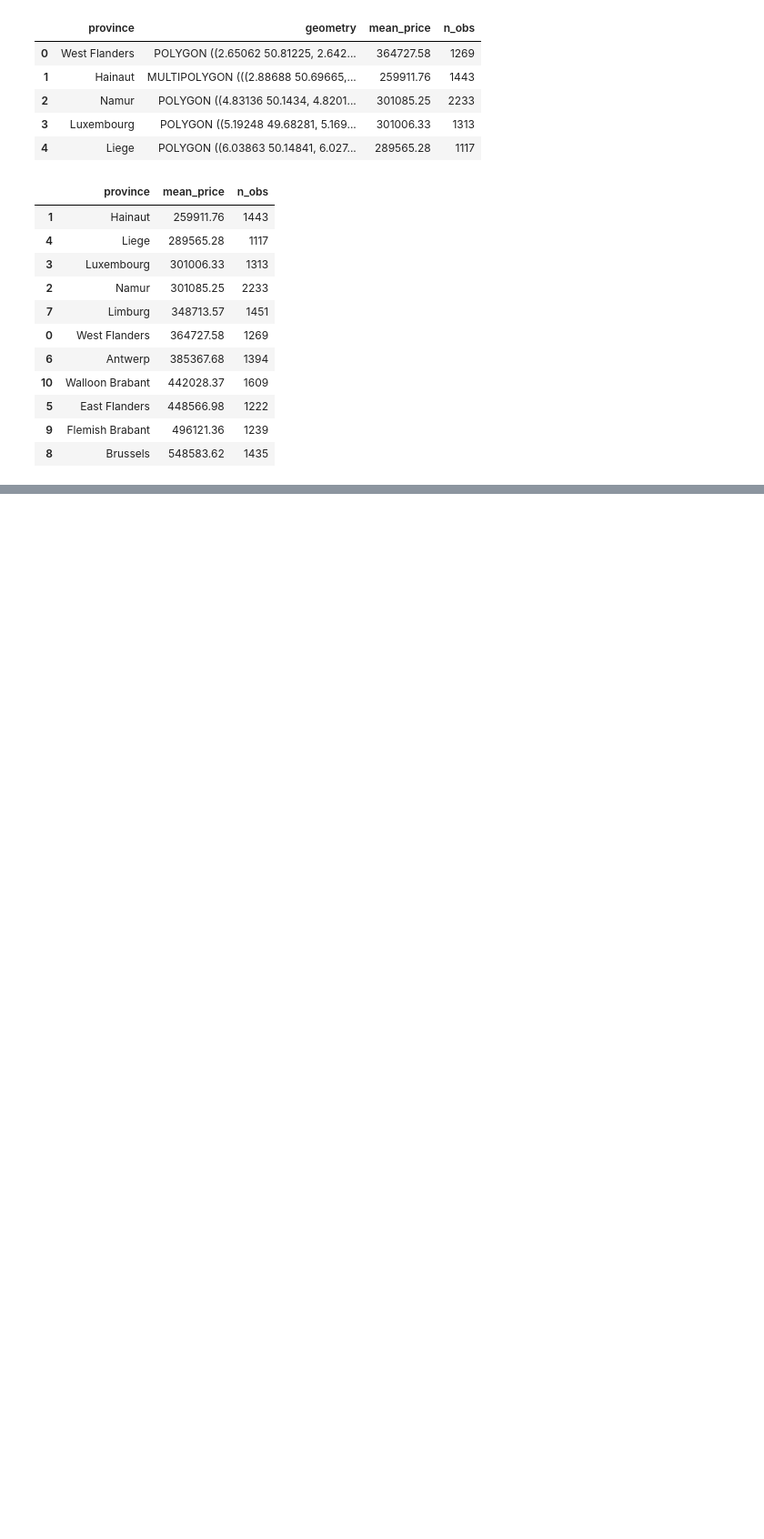
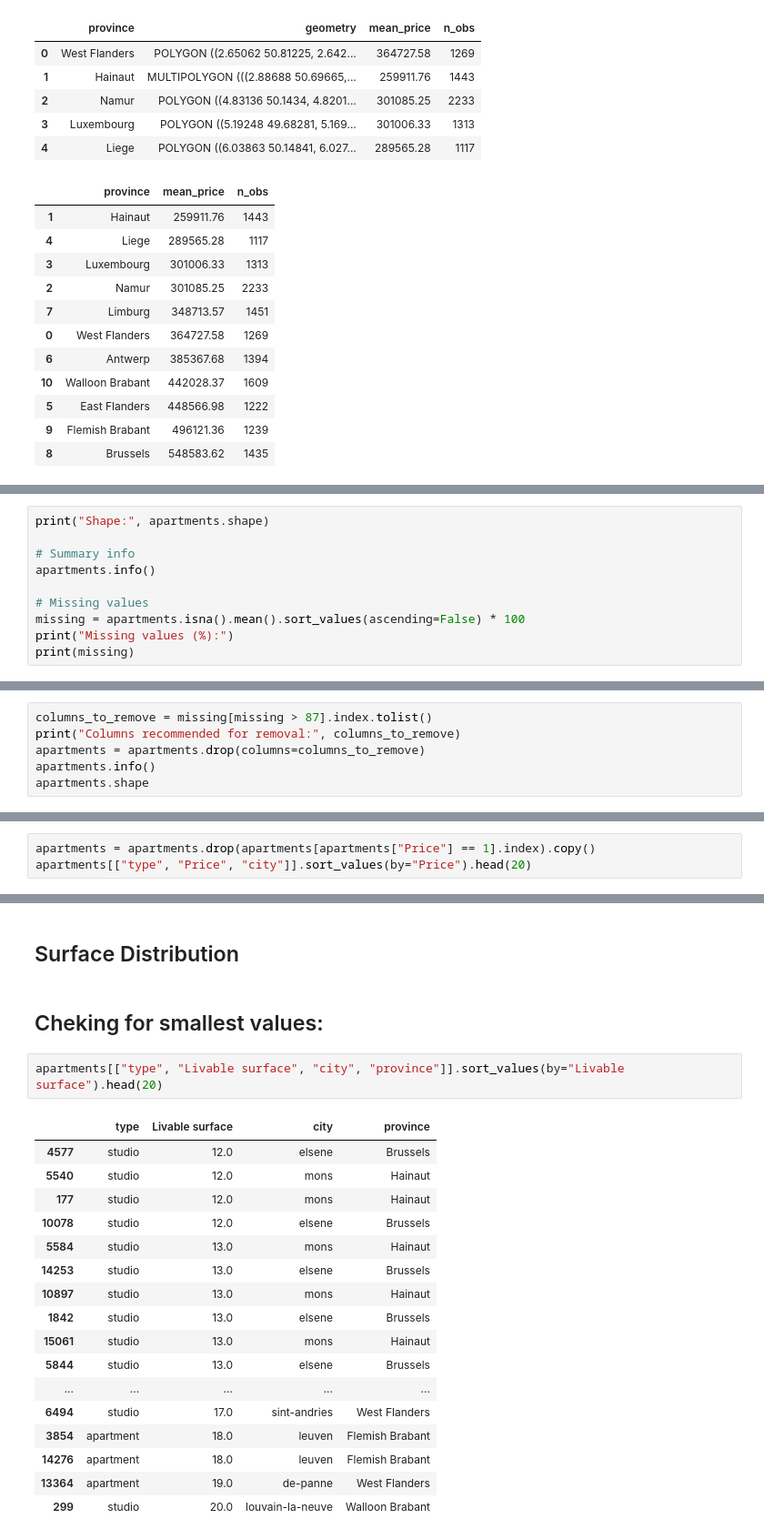
Before and after one commit to briguszmigusz/immo-eliza-data-analysis, a Jupyter notebook: analysis/astha/data_cleaning_visualization.ipynb, the cells around one changed output, grey strips where cells are left out. Shown at 91% size. Drawn from its saved outputs; the diff is of its cells as text; blank space fills up the shorter version.

```diff
--- a/analysis/astha/data_cleaning_visualization.ipynb
+++ b/analysis/astha/data_cleaning_visualization.ipynb
@@ -844,0 +859,10 @@ m
+# %%
+print("Shape:", apartments.shape)
+
+# Summary info
+apartments.info()
+
+# Missing values
+missing = apartments.isna().mean().sort_values(ascending=False) * 100
+print("Missing values (%):")
+print(missing)
@@ -844,0 +889,6 @@ m
+# %%
+columns_to_remove = missing[missing > 87].index.tolist()
+print("Columns recommended for removal:", columns_to_remove)
+apartments = apartments.drop(columns=columns_to_remove)
+apartments.info()
+apartments.shape
@@ -844,0 +994,3 @@ m
+# %%
+apartments = apartments.drop(apartments[apartments["Price"] == 1].index).copy()
+apartments[["type", "Price", "city"]].sort_values(by="Price").head(20)
@@ -844,0 +1098,24 @@ m
+# %% [markdown]
+## Surface Distribution
+# %% [markdown]
+## Cheking for smallest values:
+# %%
+apartments[["type", "Livable surface", "city", "province"]].sort_values(by="Livable surface").head(20)
+# %% [output]
+|  | type | Livable surface | city | province |
+| 4577 | studio | 12.0 | elsene | Brussels |
+| 5540 | studio | 12.0 | mons | Hainaut |
+| 177 | studio | 12.0 | mons | Hainaut |
+| 10078 | studio | 12.0 | elsene | Brussels |
+| 5584 | studio | 13.0 | mons | Hainaut |
+| 14253 | studio | 13.0 | elsene | Brussels |
+| 10897 | studio | 13.0 | mons | Hainaut |
+| 1842 | studio | 13.0 | elsene | Brussels |
+| 15061 | studio | 13.0 | mons | Hainaut |
+| 5844 | studio | 13.0 | elsene | Brussels |
+| ... | ... | ... | ... | ... |
+| 6494 | studio | 17.0 | sint-andries | West Flanders |
+| 3854 | apartment | 18.0 | leuven | Flemish Brabant |
+| 14276 | apartment | 18.0 | leuven | Flemish Brabant |
+| 13364 | apartment | 19.0 | de-panne | West Flanders |
+| 299 | studio | 20.0 | louvain-la-neuve | Walloon Brabant |
```
Also changed, not shown: parts of 50 cells of this notebook.
